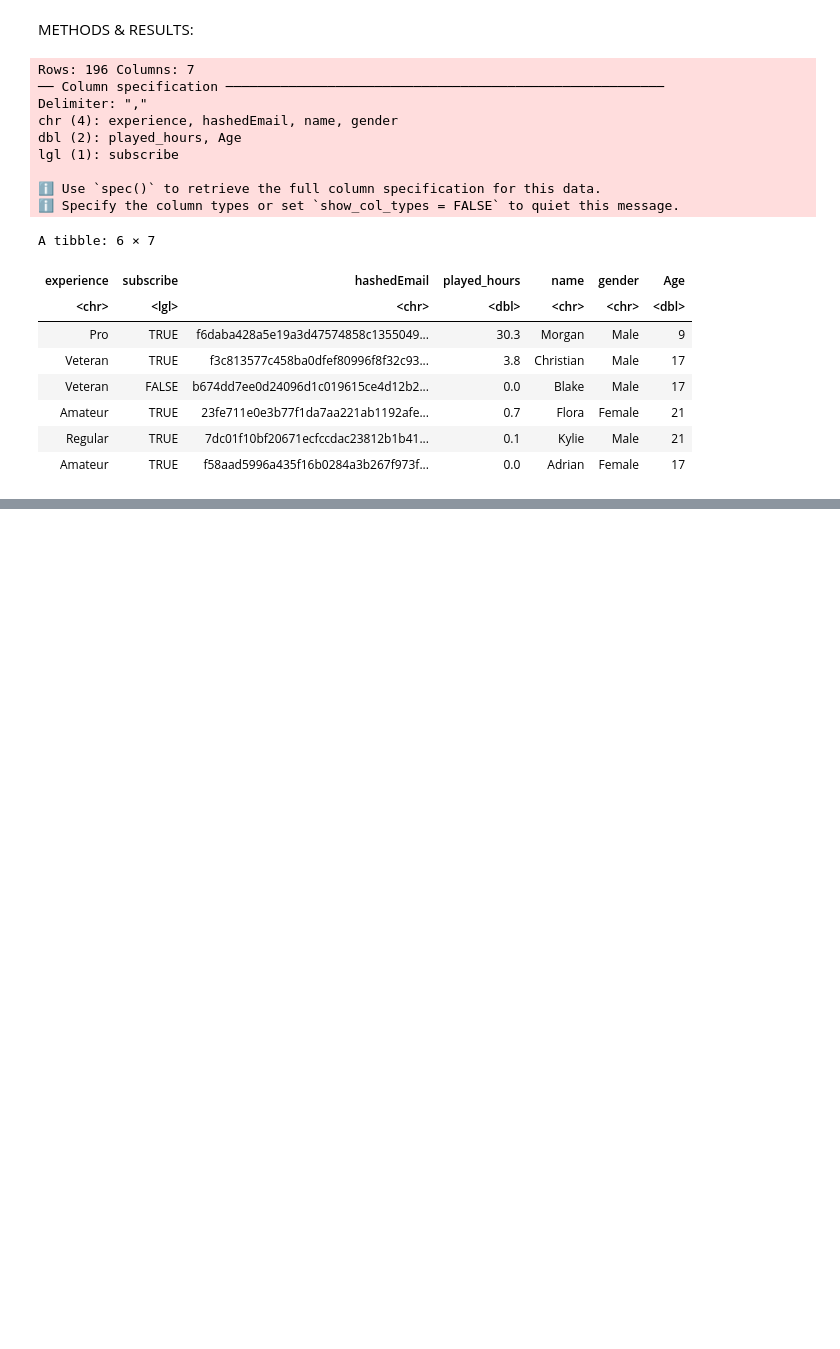
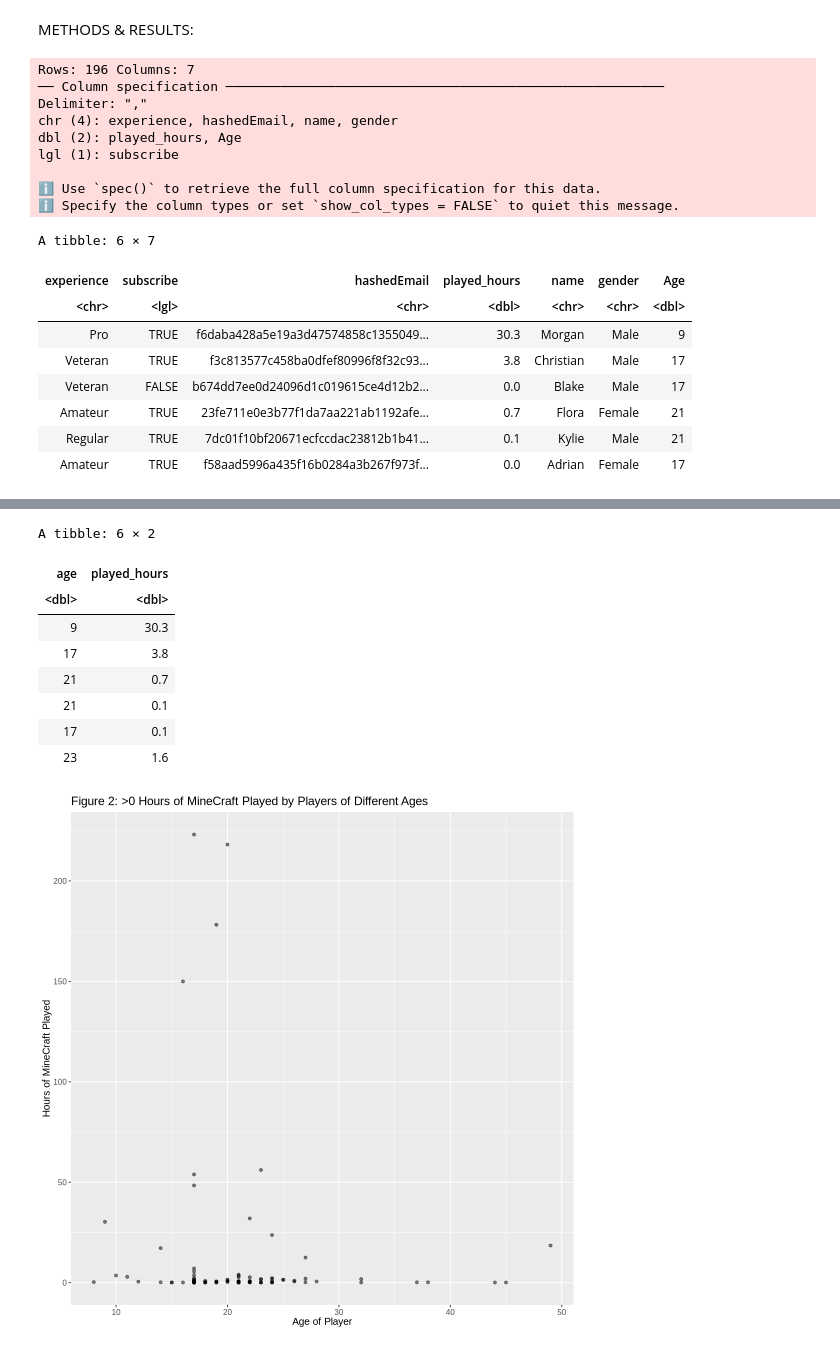
Before and after one commit to kllyprk/dsci100-finalproject, a Jupyter notebook: minecraft-project.ipynb, the cells around one changed output, grey strips where cells are left out. Cells and saved outputs as stored; diff of their text form; code cells hidden in the pictures; blank space fills up the shorter version.

```diff
--- a/minecraft-project.ipynb
+++ b/minecraft-project.ipynb
@@ -48,0 +102,23 @@ A tibble: 6 × 7
+# %%
+players_0 <- players |>
+    filter(played_hours > 0)
+head(players_0)
+
+players_graph_0 <- players_0 |>
+    ggplot(aes(x = age, y = played_hours)) +
+    geom_point(alpha = 0.5) +
+    ggtitle("Figure 2: >0 Hours of MineCraft Played by Players of Different Ages") +
+    labs(x = "Age of Player", y = "Hours of MineCraft Played") +
+    theme(text = element_text(size = 12))
+players_graph_0
+# %% [output]
+A tibble: 6 × 2
+| age | played_hours |
+| <dbl> | <dbl> |
+| 9 | 30.3 |
+| 17 | 3.8 |
+| 21 | 0.7 |
+| 21 | 0.1 |
+| 17 | 0.1 |
+| 23 | 1.6 |
+[figure, added]
```
Also changed, not shown: parts of 9 cells of this notebook.
